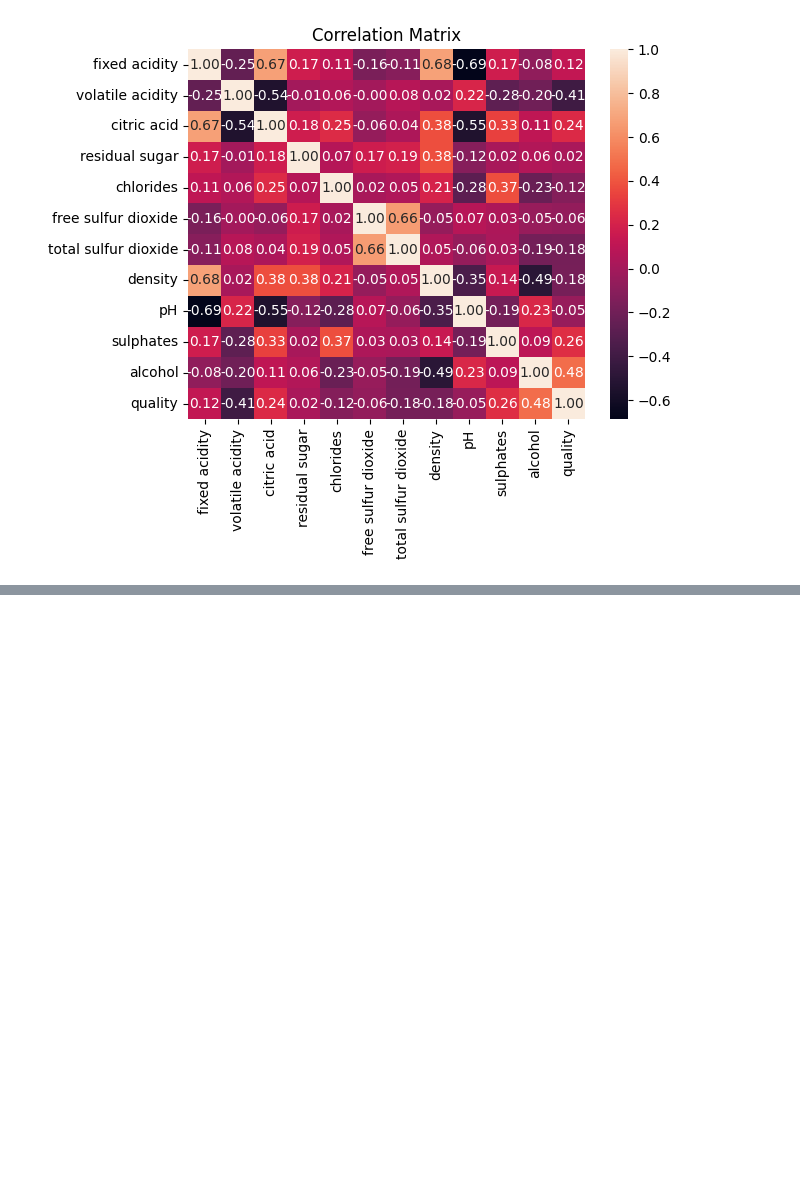
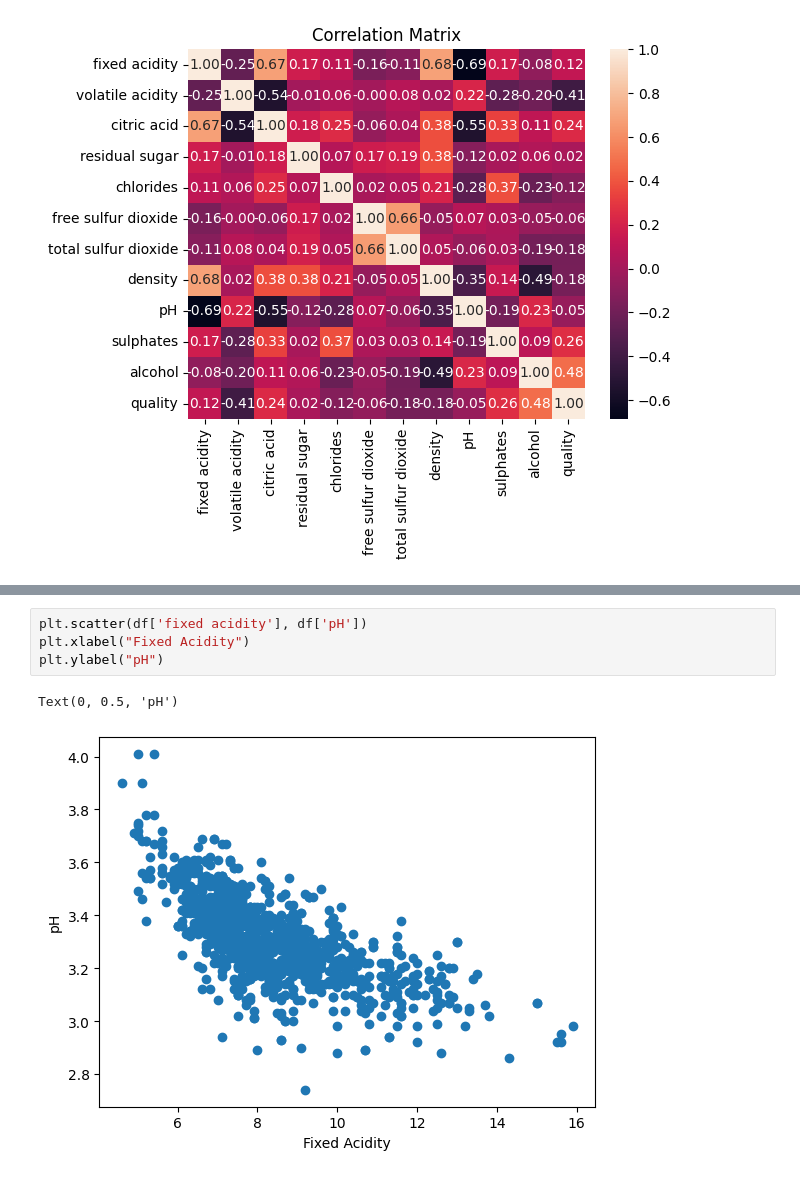
Before and after one commit to Leop-SR/Intrinsic-vs-Projected-Neighbors, a Jupyter notebook: notebooks/02_EDA_and_Scaling.ipynb, the cells around one changed output, grey strips where cells are left out. Cells and saved outputs as stored; diff of their text form; blank space fills up the shorter version.

```diff
--- a/notebooks/02_EDA_and_Scaling.ipynb
+++ b/notebooks/02_EDA_and_Scaling.ipynb
@@ -240,0 +264,7 @@ Text(0.5, 1.0, 'Correlation Matrix')
+# %%
+plt.scatter(df['fixed acidity'], df['pH'])
+plt.xlabel("Fixed Acidity")
+plt.ylabel("pH")
+# %% [output]
+Text(0, 0.5, 'pH')
+[figure, added]
```
Also changed, not shown: parts of 9 cells of this notebook, 4 other files.
